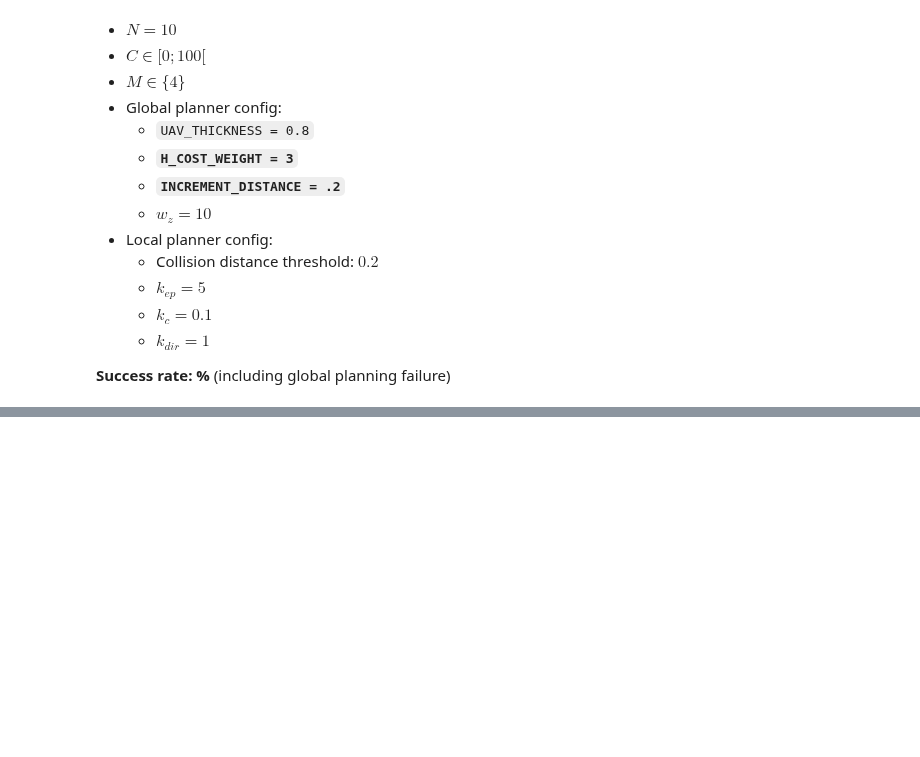
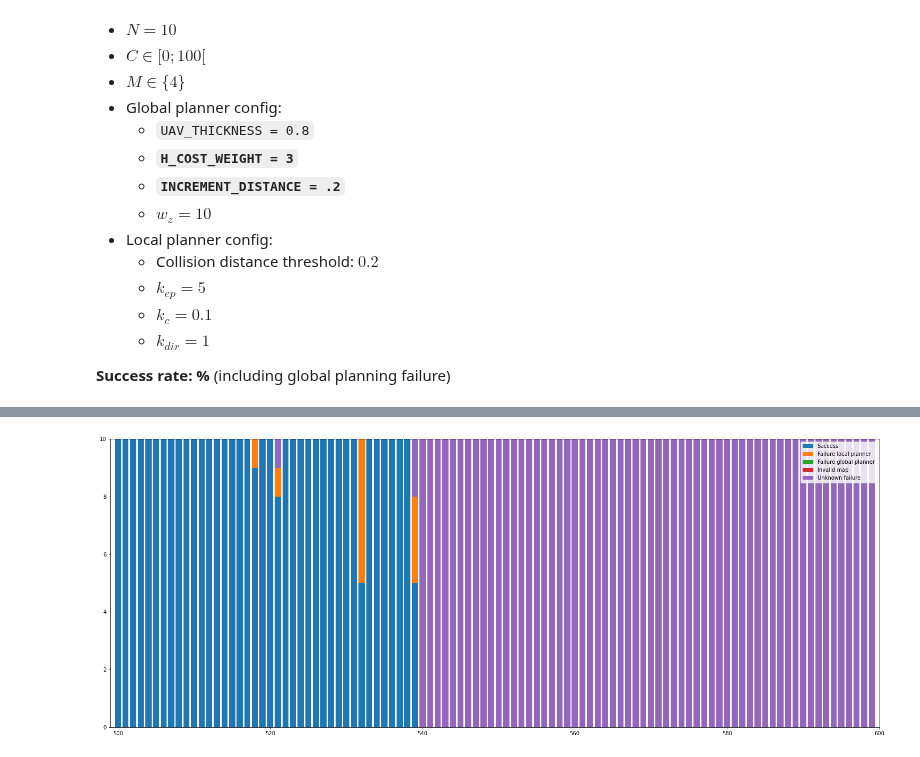
Before and after one commit to rhidra/autopilot, a Jupyter notebook: analysis/traj_evaluate/success_analysis.ipynb, the cells around one changed output, grey strips where cells are left out. Cells and saved outputs as stored; diff of their text form; code cells hidden in the pictures; blank space fills up the shorter version.

```diff
--- a/analysis/traj_evaluate/success_analysis.ipynb
+++ b/analysis/traj_evaluate/success_analysis.ipynb
@@ -341,3 +341,5 @@ won't require to search up or down. So we penalized it quite heavily.
     - $k_{dir}=1$
 
 **Success rate: %** (including global planning failure)
+# %%
+success6, failureLocal6, failureGlobal6, failureMap6, invalid6 = np.load('save6.npy')
@@ -343,0 +365,14 @@ won't require to search up or down. So we penalized it quite heavily.
+# %%
+mapId = 5
+a, b = mapId*100, (mapId+1)*100
+plt.figure(figsize=(26,10))
+plt.bar(np.arange(a, b), success6[a:b], label='Success')
+plt.bar(np.arange(a, b), failureLocal6[a:b], label='Failure local planner', bottom=success6[a:b])
+plt.bar(np.arange(a, b), failureGlobal6[a:b], label='Failure global planner', bottom=success6[a:b]+failureLocal6[a:b])
+plt.bar(np.arange(a, b), failureMap6[a:b], label='Invalid map', bottom=success6[a:b]+failureLocal6[a:b]+failureGlobal6[a:b])
+plt.bar(np.arange(a, b), invalid6[a:b], label='Unknown failure', bottom=success6[a:b]+failureLocal6[a:b]+failureGlobal6[a:b]+failureMap6[a:b])
+plt.legend()
+plt.xlim(a-1, b)
+plt.show()
+# %% [output]
+[figure, added]
```
Also changed, not shown: parts of 1 cell of this notebook, 1 other file.
